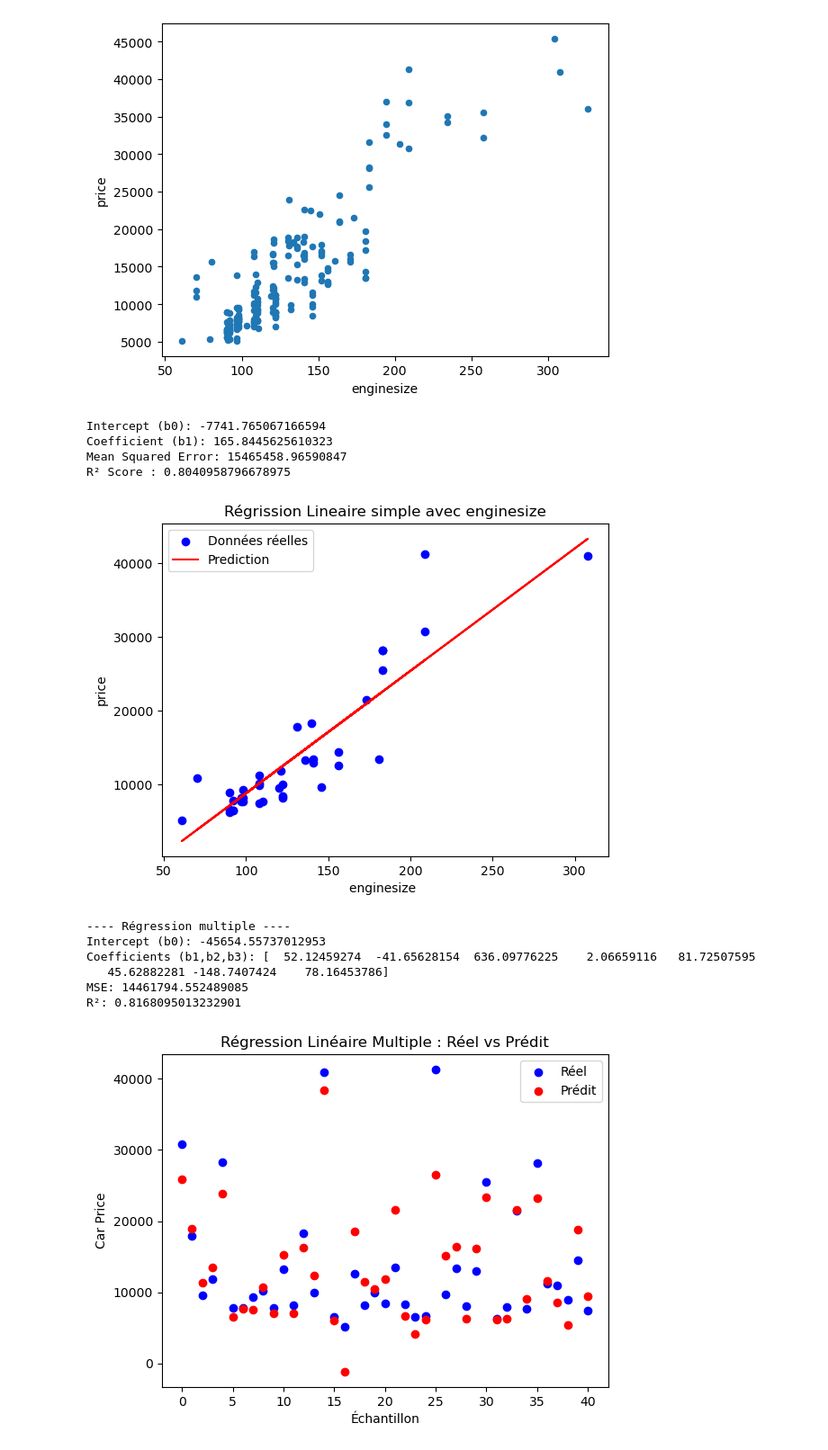
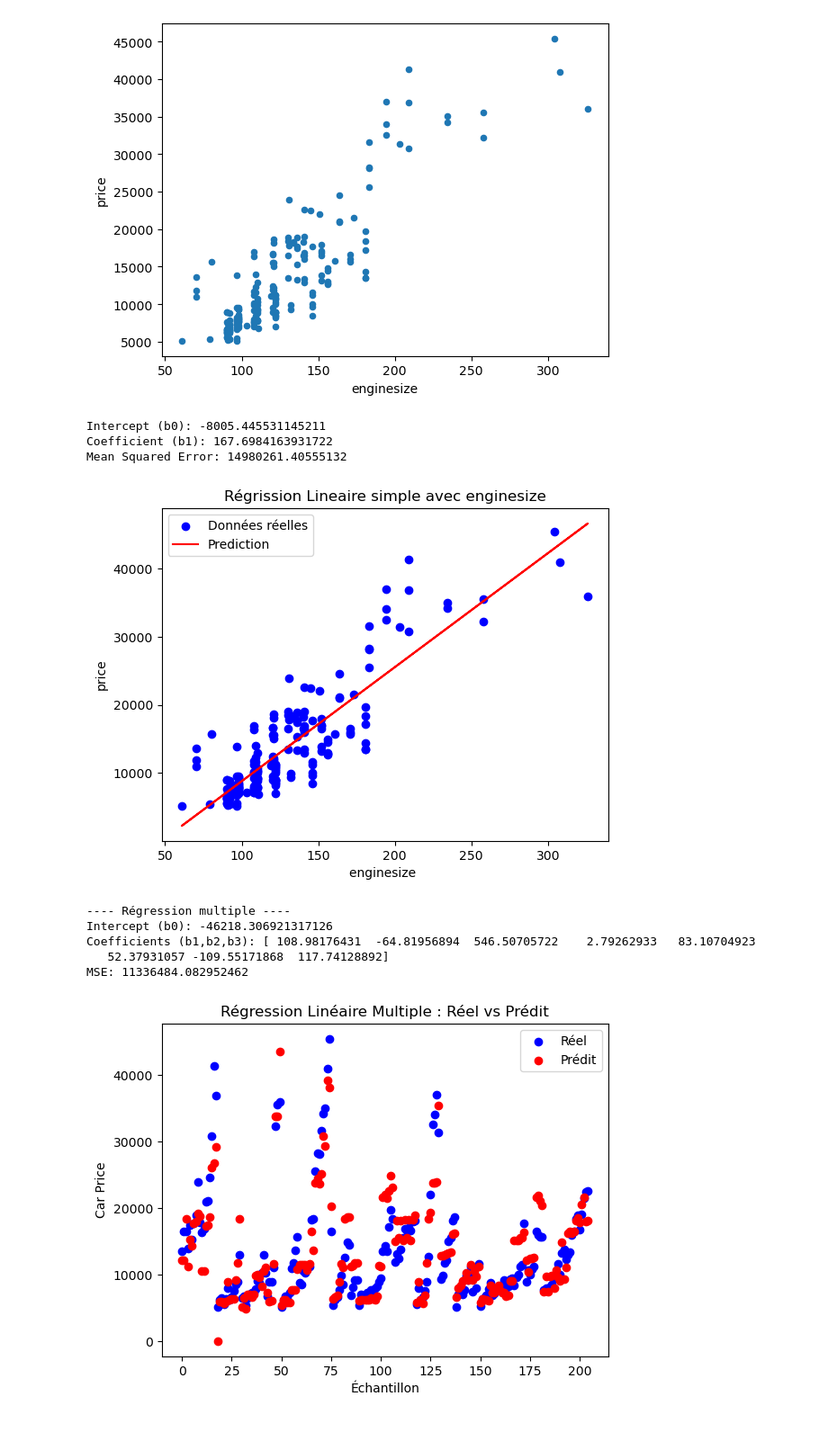
Before and after one commit to MasterGLCC/machine-learning-adam911-uff, a Jupyter notebook: used_car_regr/Untitled.ipynb, the cells around one changed output. Shown at 90% size. Cells and saved outputs as stored; diff of their text form; code cells hidden in the pictures.

```diff
--- a/used_car_regr/Untitled.ipynb
+++ b/used_car_regr/Untitled.ipynb
@@ -35,9 +35,9 @@ df.plot(x='enginesize' , y='price', kind='scatter')
 [figure]
 # %%
 #importation des biblio necessaires
-from sklearn.model_selection import train_test_split
-from sklearn.linear_model import LinearRegression
-from sklearn.metrics import mean_squared_error ,r2_score
+
+from sklearn.linear_model import LinearRegression , LogisticRegression
+from sklearn.metrics import mean_squared_error
 from sklearn.preprocessing import PolynomialFeatures
 import matplotlib.pyplot as plt
 import numpy as np
@@ -47,72 +47,80 @@ import numpy as np
 x= df[['enginesize']]
 y= df['price']
 
-#separe train /test
-x_train, x_test , y_train, y_test = train_test_split(x,y,test_size=0.2,random_state =42)
+
 #cree et entrainer le model
 model = LinearRegression()
-model.fit(x_train , y_train )
+model.fit(x,y)
 #predire
-y_pred=model.predict(x_test)
+y_pred=model.predict(x)
 #afficher les coefficient
 print("Intercept (b0):" , model.intercept_)
 print("Coefficient (b1):", model.coef_[0])
 #evaluation
-mse =mean_squared_error(y_test,y_pred)
-r2=r2_score(y_test ,y_pred)
+mse =mean_squared_error(y,y_pred)
+
 print("Mean Squared Error:",mse)
-print("R² Score :" ,r2)
+
 
 #visualisation la correlation globale
-plt.scatter(x_test , y_test, color= 'blue' , label ='Données réelles' )
-plt.plot(x_test , y_pred , color='red' , label='Prediction')
+plt.scatter(x , y, color= 'blue' , label ='Données réelles' )
+plt.plot(x , y_pred , color='red' , label='Prediction')
 plt.xlabel("enginesize " )
 plt.ylabel("price")
 plt.title("Régrission Lineaire simple avec enginesize")
 plt.legend()
 plt.show()
 # %% [output]
-Intercept (b0): -7741.765067166594
-Coefficient (b1): 165.8445625610323
-Mean Squared Error: 15465458.96590847
-R² Score : 0.8040958796678975
+Intercept (b0): -8005.445531145211
+Coefficient (b1): 167.6984163931722
+Mean Squared Error: 14980261.40555132
-[figure, old version]
+[figure, new version]
 # %%
 #regression multiple avec sckit-learn
-#variable ex^licative x et cible y
+#difinir les variables
+#x_multiple : variable explicative (plusieurs features )
 x_multiple = df[['wheelbase','carlength','carwidth','curbweight','enginesize','horsepower','citympg','highwaympg']]
+#y_multiple: variable cible
 y_multiple = df['price']
-#train/test
-x_train_m, x_test_m , y_train_m, y_test_m = train_test_split(x_multiple , y_multiple, test_size =0.2, random_state=42)
+
+
+
 #cree et entrainer le model
+#LiniarRegression applique la formule :
+#y=b0 +b1x1+b2x2+ ...+ bnxn
 model_multiple = LinearRegression()
-model_multiple.fit(x_train_m, y_train_m)
+#le model apprendre la relation entre x et y
+model_multiple.fit(x_multiple,y_multiple )
+
 #predire
-y_pred_m=model_multiple.predict(x_test_m)
+y_pred_m=model_multiple.predict(x_multiple)
+
 #afficher
 print("\n---- Régression multiple ----")
+#b0 ; constante
 print("Intercept (b0):", model_multiple.intercept_)
+#coefficient associes a chaque variable
 print("Coefficients (b1,b2,b3):", model_multiple.coef_)
 #evaluer le model
-print("MSE:", mean_squared_error(y_test_m, y_pred_m))
-print("R²:", r2_score(y_test_m, y_pred_m))
+#MSE mesure l ereur moyaane entre reeel et predit
+print("MSE:", mean_squared_error(y_multiple, y_pred_m))
+
 
 #visualisation l erreur indivuelle
-plt.scatter(range(len(y_test_m)), y_test_m, color='blue', label='Réel')
+plt.scatter(range(len(y_multiple)),y_multiple, color='blue', label='Réel')
 plt.scatter(range(len(y_pred_m)), y_pred_m, color='red', label='Prédit')
 plt.xlabel("Échantillon")
 plt.ylabel("Car Price")
 plt.title("Régression Linéaire Multiple : Réel vs Prédit")
 plt.legend()
 plt.show()
 # %% [output]
 ---- Régression multiple ----
-Intercept (b0): -45654.55737012953
-Coefficients (b1,b2,b3): [  52.12459274  -41.65628154  636.09776225    2.06659116   81.72507595
-   45.62882281 -148.7407424    78.16453786]
-MSE: 14461794.552489085
-R²: 0.8168095013232901
+Intercept (b0): -46218.306921317126
+Coefficients (b1,b2,b3): [ 108.98176431  -64.81956894  546.50705722    2.79262933   83.10704923
+   52.37931057 -109.55171868  117.74128892]
+MSE: 11336484.082952462
-[figure, old version]
+[figure, new version]
 # %%
 #Regression Polynomial avec scikit-learn
 #Transformer en polynomial features
```
Also changed, not shown: parts of 9 cells of this notebook.
